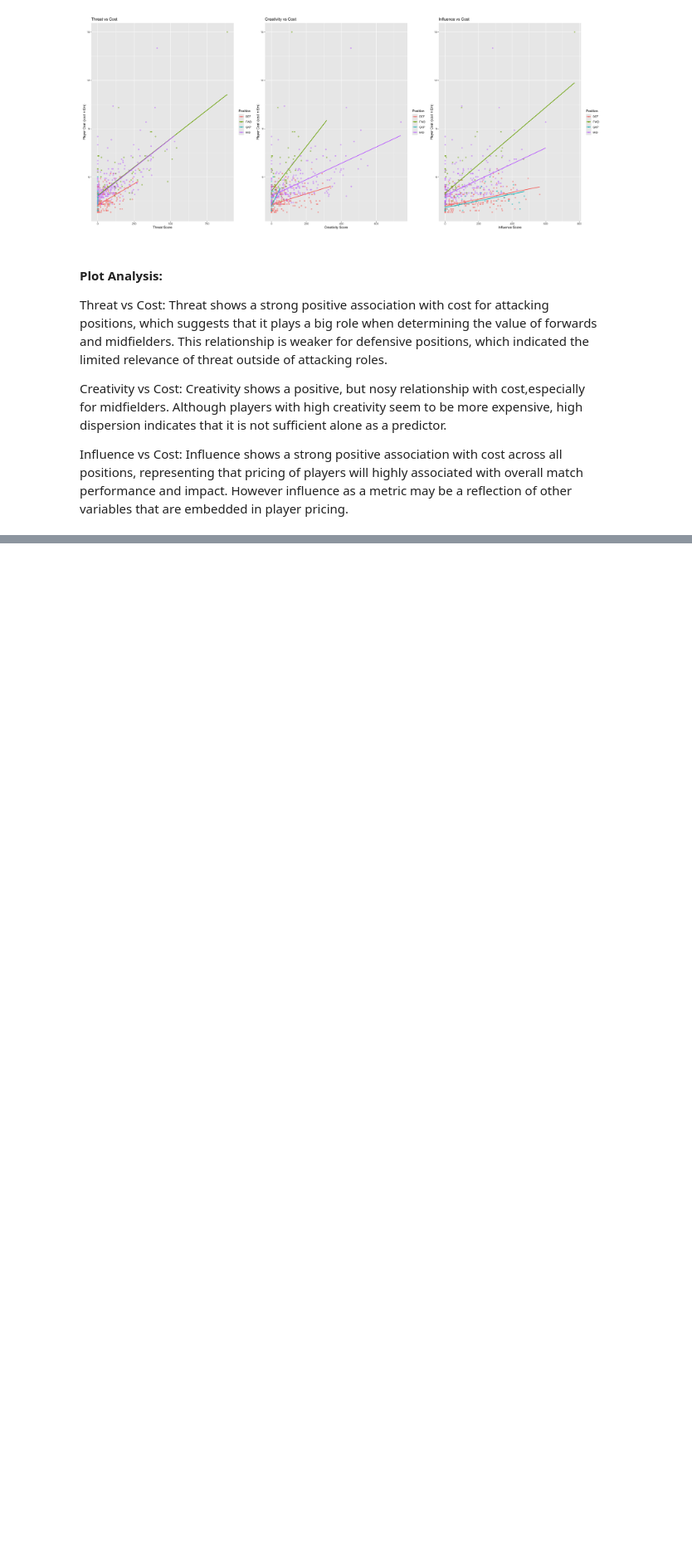
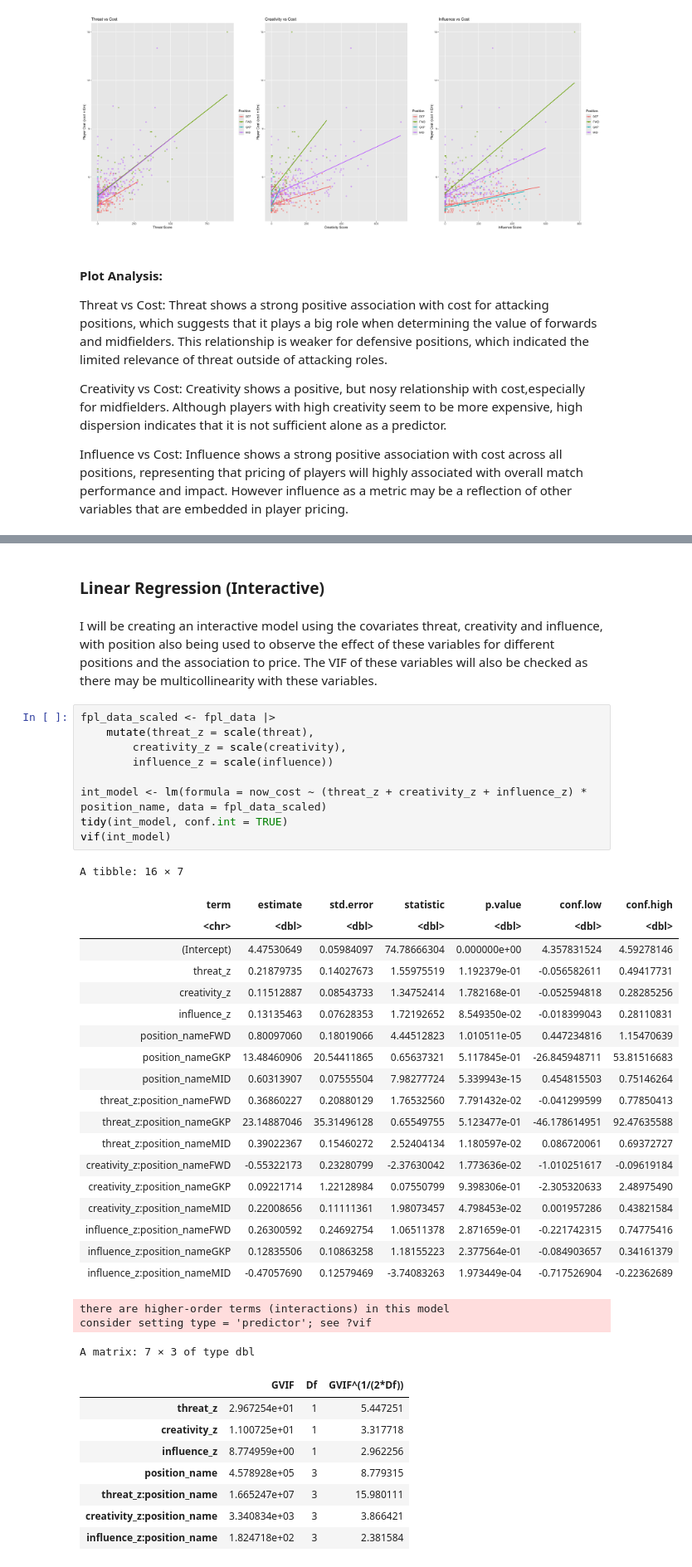
Before and after one commit to Ericckiim/Premier-League-Fantasy-Player-Valuation-Project, a Jupyter notebook: main.ipynb, the cells around one changed output, grey strips where cells are left out. Shown at 83% size. Cells and saved outputs as stored; diff of their text form; blank space fills up the shorter version.

Commit message:
Created interactive model and implements F-tests to compare model and observe goodness of fit

```diff
--- a/main.ipynb
+++ b/main.ipynb
@@ -162,0 +254,44 @@ Influence vs Cost: Influence shows a strong positive association with cost acros
+# %% [markdown]
+### Linear Regression (Interactive)
+# %% [markdown]
+I will be creating an interactive model using the covariates threat, creativity and influence, with position also being used to observe the effect of these variables for different positions and the association to price. The VIF of these variables will also be checked as there may be multicollinearity with these variables.
+# %%
+fpl_data_scaled <- fpl_data |>
+    mutate(threat_z = scale(threat),
+        creativity_z = scale(creativity),
+        influence_z = scale(influence))
+
+int_model <- lm(formula = now_cost ~ (threat_z + creativity_z + influence_z) * position_name, data = fpl_data_scaled)
+tidy(int_model, conf.int = TRUE)
+vif(int_model)
+# %% [output]
+A tibble: 16 × 7
+| term | estimate | std.error | statistic | p.value | conf.low | conf.high |
+| <chr> | <dbl> | <dbl> | <dbl> | <dbl> | <dbl> | <dbl> |
+| (Intercept) | 4.47530649 | 0.05984097 | 74.78666304 | 0.000000e+00 | 4.357831524 | 4.59278146 |
+| threat_z | 0.21879735 | 0.14027673 | 1.55975519 | 1.192379e-01 | -0.056582611 | 0.49417731 |
+| creativity_z | 0.11512887 | 0.08543733 | 1.34752414 | 1.782168e-01 | -0.052594818 | 0.28285256 |
+| influence_z | 0.13135463 | 0.07628353 | 1.72192652 | 8.549350e-02 | -0.018399043 | 0.28110831 |
+| position_nameFWD | 0.80097060 | 0.18019066 | 4.44512823 | 1.010511e-05 | 0.447234816 | 1.15470639 |
+| position_nameGKP | 13.48460906 | 20.54411865 | 0.65637321 | 5.117845e-01 | -26.845948711 | 53.81516683 |
+| position_nameMID | 0.60313907 | 0.07555504 | 7.98277724 | 5.339943e-15 | 0.454815503 | 0.75146264 |
+| threat_z:position_nameFWD | 0.36860227 | 0.20880129 | 1.76532560 | 7.791432e-02 | -0.041299599 | 0.77850413 |
+| threat_z:position_nameGKP | 23.14887046 | 35.31496128 | 0.65549755 | 5.123477e-01 | -46.178614951 | 92.47635588 |
+| threat_z:position_nameMID | 0.39022367 | 0.15460272 | 2.52404134 | 1.180597e-02 | 0.086720061 | 0.69372727 |
+| creativity_z:position_nameFWD | -0.55322173 | 0.23280799 | -2.37630042 | 1.773636e-02 | -1.010251617 | -0.09619184 |
+| creativity_z:position_nameGKP | 0.09221714 | 1.22128984 | 0.07550799 | 9.398306e-01 | -2.305320633 | 2.48975490 |
+| creativity_z:position_nameMID | 0.22008656 | 0.11111361 | 1.98073457 | 4.798453e-02 | 0.001957286 | 0.43821584 |
+| influence_z:position_nameFWD | 0.26300592 | 0.24692754 | 1.06511378 | 2.871659e-01 | -0.221742315 | 0.74775416 |
+| influence_z:position_nameGKP | 0.12835506 | 0.10863258 | 1.18155223 | 2.377564e-01 | -0.084903657 | 0.34161379 |
+| influence_z:position_nameMID | -0.47057690 | 0.12579469 | -3.74083263 | 1.973449e-04 | -0.717526904 | -0.22362689 |
+there are higher-order terms (interactions) in this model
+consider setting type = 'predictor'; see ?vif
+A matrix: 7 × 3 of type dbl
+|  | GVIF | Df | GVIF^(1/(2*Df)) |
+| threat_z | 2.967254e+01 | 1 | 5.447251 |
+| creativity_z | 1.100725e+01 | 1 | 3.317718 |
+| influence_z | 8.774959e+00 | 1 | 2.962256 |
+| position_name | 4.578928e+05 | 3 | 8.779315 |
+| threat_z:position_name | 1.665247e+07 | 3 | 15.980111 |
+| creativity_z:position_name | 3.340834e+03 | 3 | 3.866421 |
+| influence_z:position_name | 1.824718e+02 | 3 | 2.381584 |
```
Also changed, not shown: parts of 23 cells of this notebook.
